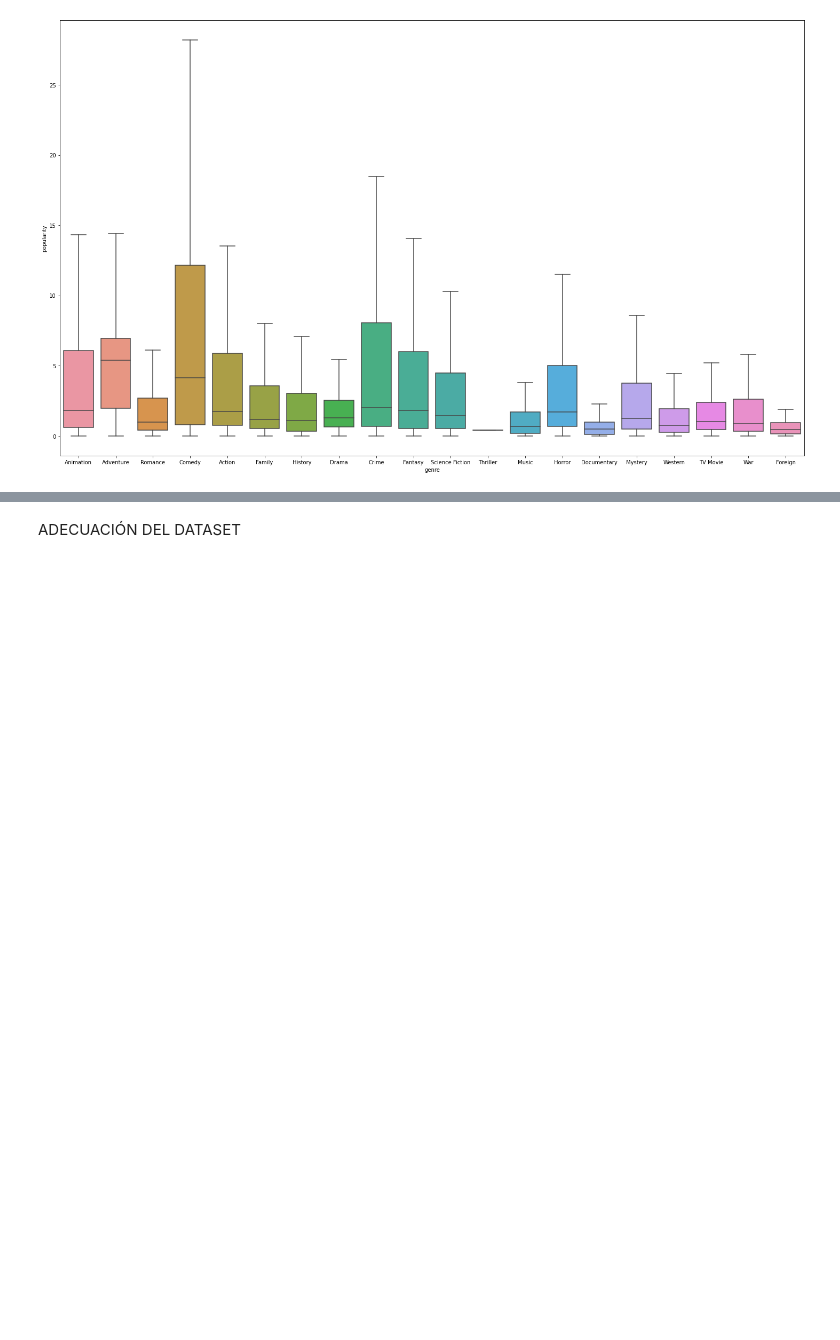
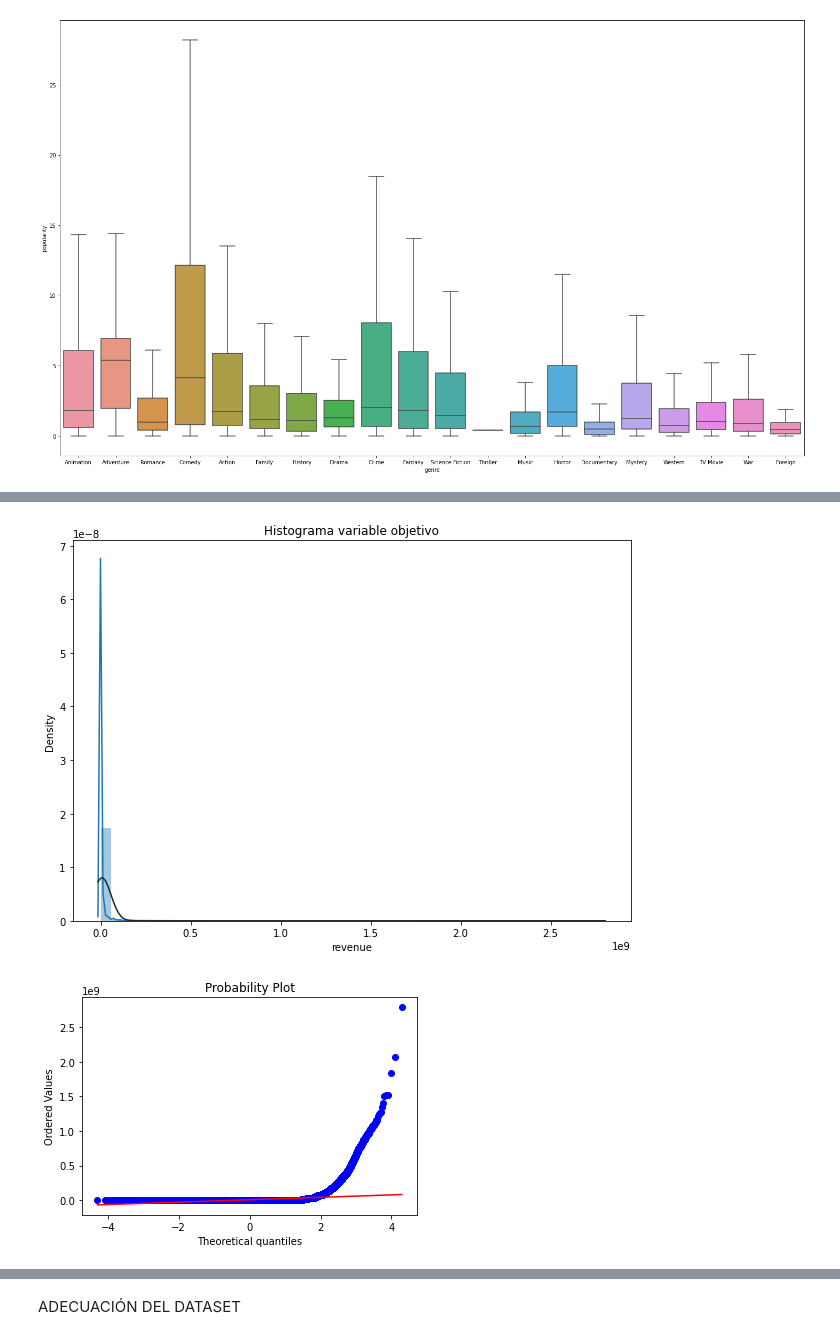
Before and after one commit to andresparraguirado/Prediccion_de_ingresos_y_sistema_de_recomendacion_basado_en_contenido, a Jupyter notebook: Movies.ipynb, the cells around one changed output, grey strips where cells are left out. Drawn from its saved outputs; the diff is of its cells as text; code cells hidden in the pictures; blank space fills up the shorter version.

```diff
--- a/Movies.ipynb
+++ b/Movies.ipynb
@@ -593,0 +564,3 @@ plt.show()
+# %%
+extract_data = open('Dataset.pickle', 'rb')
+Dataset = pickle.load(extract_data)
@@ -593,0 +569,7 @@ plt.show()
+# %%
+# Missing data:
+
+total = Dataset.isnull().sum().sort_values(ascending = False)
+percent = (Dataset.isnull().sum() / Dataset.isnull().count()).sort_values(ascending = False)
+missing_data = pd.concat([total, percent], axis = 1, keys = ['Total', 'Percent'])
+missing_data.head(10)
@@ -593,0 +653,11 @@ plt.show()
+# %%
+fig, ax = plt.subplots()
+fig.set_size_inches(10, 7)
+ax.set_title('Histograma variable objetivo')
+# sns.distplot(Dataset['revenue'], fit = norm)
+sns.distplot(Dataset[Dataset['revenue'].notnull()]['revenue'], fit = norm)
+fig = plt.figure()
+res = stats.probplot(Dataset['revenue'], plot = plt)
+# %% [output]
+[figure, added]
+[figure, added]
```
Also changed, not shown: parts of 80 cells of this notebook.
